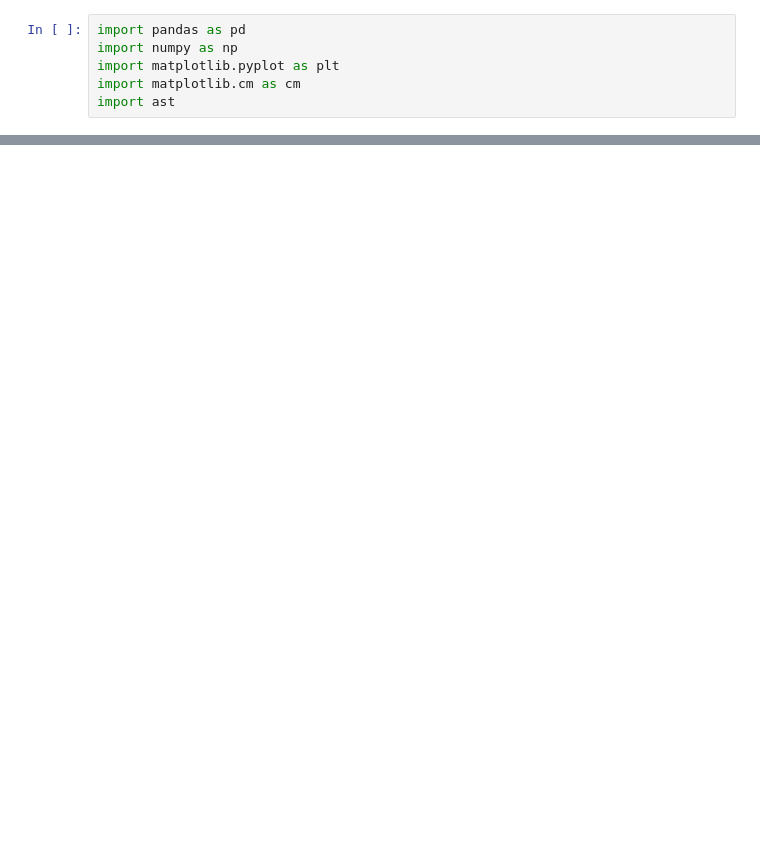
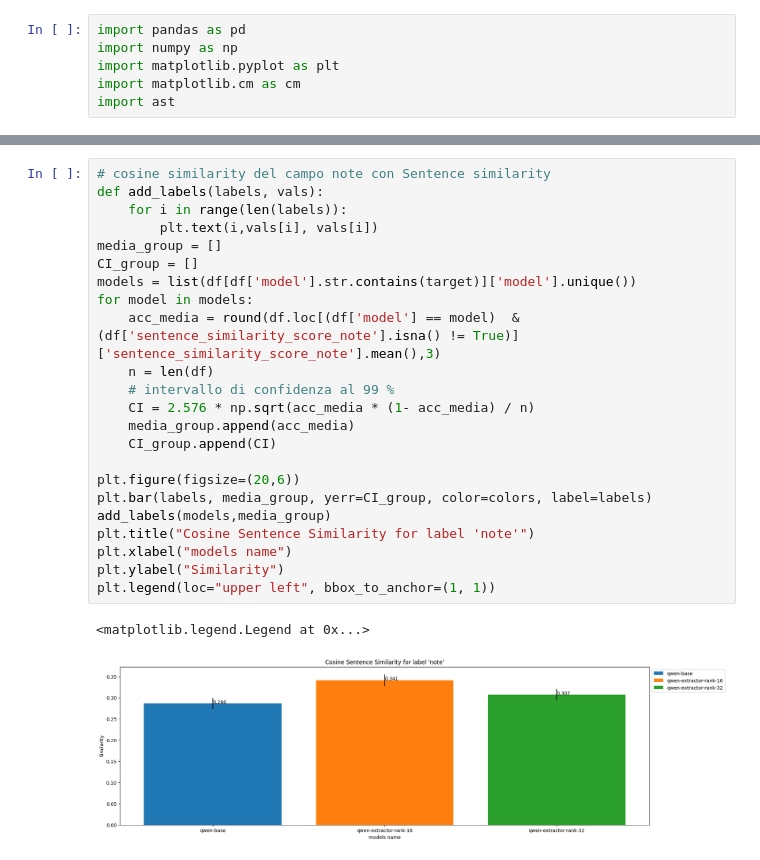
Before and after one commit to Rdm-Nico/SitiBTAgent, a Jupyter notebook: visualization/test_lora_rank.ipynb, the cells around one changed output, grey strips where cells are left out. Saved outputs shown, nothing was run; the diff lists cells and outputs as text; blank space fills up the shorter version.

```diff
--- a/visualization/test_lora_rank.ipynb
+++ b/visualization/test_lora_rank.ipynb
@@ -43,0 +64,26 @@ plt.legend(loc="upper left", bbox_to_anchor=(1, 1))
+# %%
+# cosine similarity del campo note con Sentence similarity
+def add_labels(labels, vals):
+    for i in range(len(labels)):
+        plt.text(i,vals[i], vals[i])
+media_group = []
+CI_group = []
+models = list(df[df['model'].str.contains(target)]['model'].unique())
+for model in models:
+    acc_media = round(df.loc[(df['model'] == model)  & (df['sentence_similarity_score_note'].isna() != True)]['sentence_similarity_score_note'].mean(),3)
+    n = len(df)
+    # intervallo di confidenza al 99 %
+    CI = 2.576 * np.sqrt(acc_media * (1- acc_media) / n)
+    media_group.append(acc_media)
+    CI_group.append(CI)
+
+plt.figure(figsize=(20,6))
+plt.bar(labels, media_group, yerr=CI_group, color=colors, label=labels)
+add_labels(models,media_group)
+plt.title("Cosine Sentence Similarity for label 'note'")
+plt.xlabel("models name")
+plt.ylabel("Similarity")
+plt.legend(loc="upper left", bbox_to_anchor=(1, 1))
+# %% [output]
+<matplotlib.legend.Legend at 0x...>
+[figure, added]
```
Also changed, not shown: parts of 7 cells of this notebook, 6 other files.
